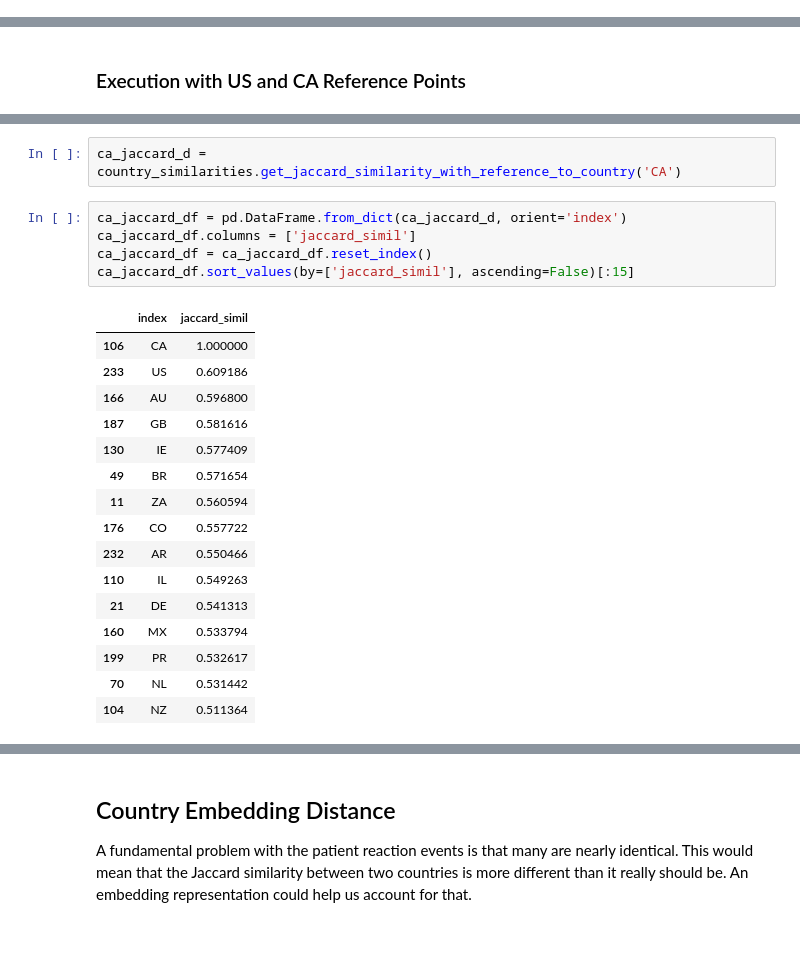
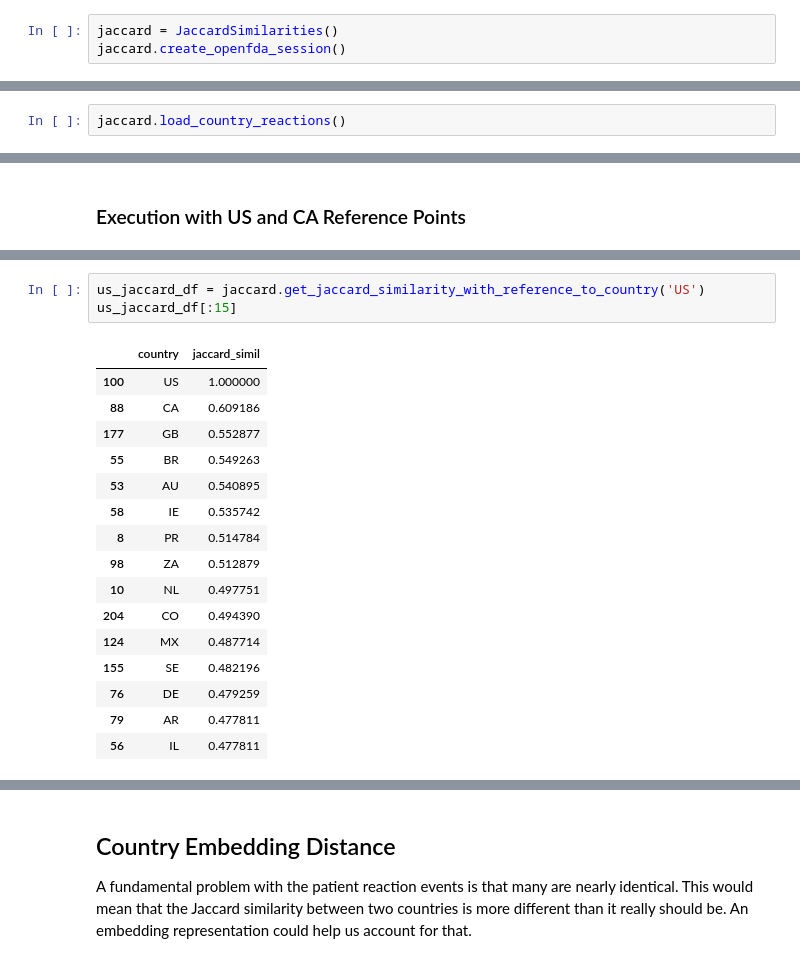
Before and after one commit to brycecf/openfda_analysis, a Jupyter notebook: notebooks/question_1_solutions.ipynb, the cells around one changed output, grey strips where cells are left out. Saved outputs shown, nothing was run; the diff lists cells and outputs as text.

```diff
--- a/notebooks/question_1_solutions.ipynb
+++ b/notebooks/question_1_solutions.ipynb
@@ -76,0 +23,3 @@ country_similarities.jaccard_similarity('US', 'MN')
+# %%
+jaccard = JaccardSimilarities()
+jaccard.create_openfda_session()
@@ -76,0 +28,2 @@ country_similarities.jaccard_similarity('US', 'MN')
+# %%
+jaccard.load_country_reactions()
@@ -103,24 +39,20 @@ us_jaccard_df.sort_values(by=['jaccard_simil'], ascending=False)[:15]
-# %%
-ca_jaccard_d = country_similarities.get_jaccard_similarity_with_reference_to_country('CA')
-# %%
-ca_jaccard_df = pd.DataFrame.from_dict(ca_jaccard_d, orient='index')
-ca_jaccard_df.columns = ['jaccard_simil']
-ca_jaccard_df = ca_jaccard_df.reset_index()
-ca_jaccard_df.sort_values(by=['jaccard_simil'], ascending=False)[:15]
-# %% [output]
-|  | index | jaccard_simil |
-| 106 | CA | 1.000000 |
-| 233 | US | 0.609186 |
-| 166 | AU | 0.596800 |
-| 187 | GB | 0.581616 |
-| 130 | IE | 0.577409 |
-| 49 | BR | 0.571654 |
-| 11 | ZA | 0.560594 |
-| 176 | CO | 0.557722 |
-| 232 | AR | 0.550466 |
-| 110 | IL | 0.549263 |
-| 21 | DE | 0.541313 |
-| 160 | MX | 0.533794 |
-| 199 | PR | 0.532617 |
-| 70 | NL | 0.531442 |
-| 104 | NZ | 0.511364 |
+# %%
+us_jaccard_df = jaccard.get_jaccard_similarity_with_reference_to_country('US')
+us_jaccard_df[:15]
+# %% [output]
+|  | country | jaccard_simil |
+| 100 | US | 1.000000 |
+| 88 | CA | 0.609186 |
+| 177 | GB | 0.552877 |
+| 55 | BR | 0.549263 |
+| 53 | AU | 0.540895 |
+| 58 | IE | 0.535742 |
+| 8 | PR | 0.514784 |
+| 98 | ZA | 0.512879 |
+| 10 | NL | 0.497751 |
+| 204 | CO | 0.494390 |
+| 124 | MX | 0.487714 |
+| 155 | SE | 0.482196 |
+| 76 | DE | 0.479259 |
+| 79 | AR | 0.477811 |
+| 56 | IL | 0.477811 |
```
Also changed, not shown: parts of 61 cells of this notebook, 4 other files.
